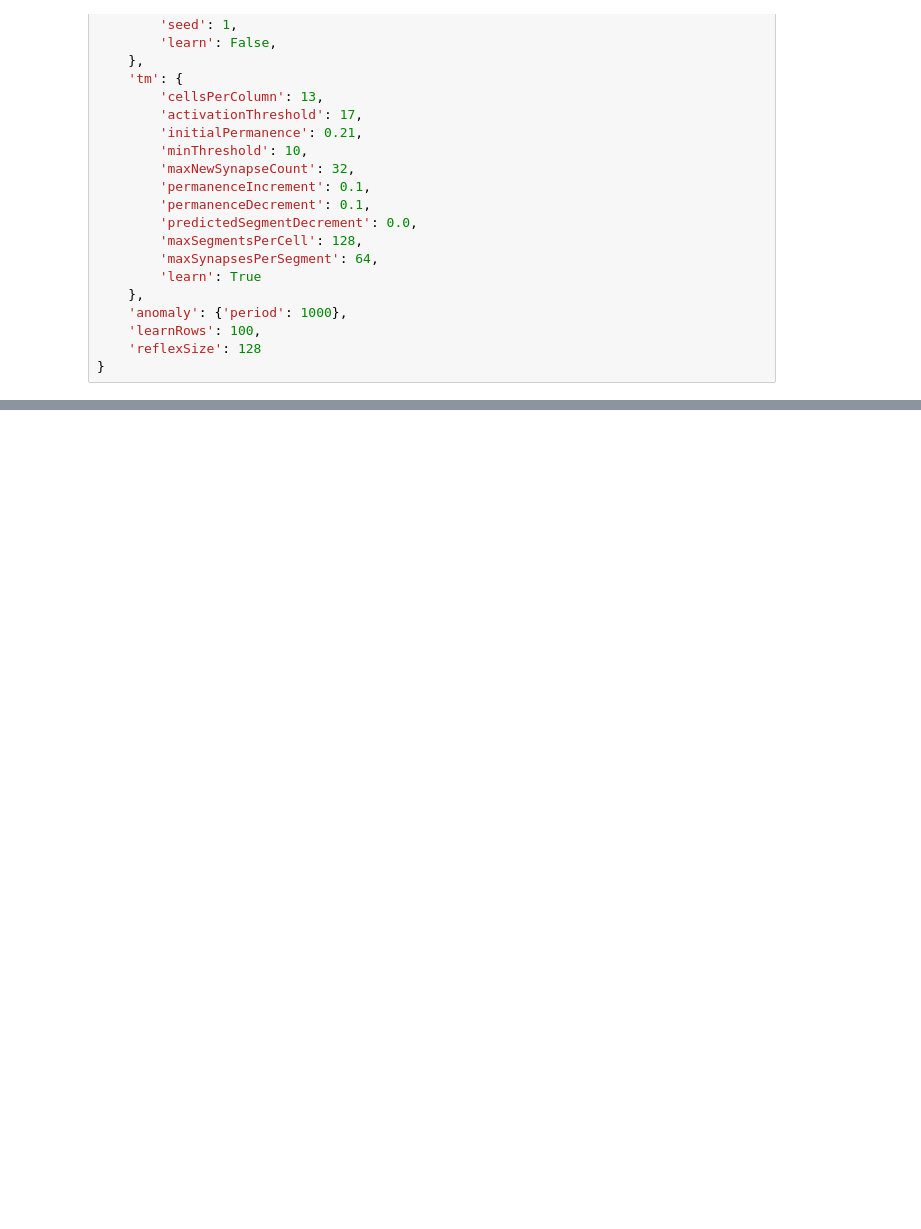
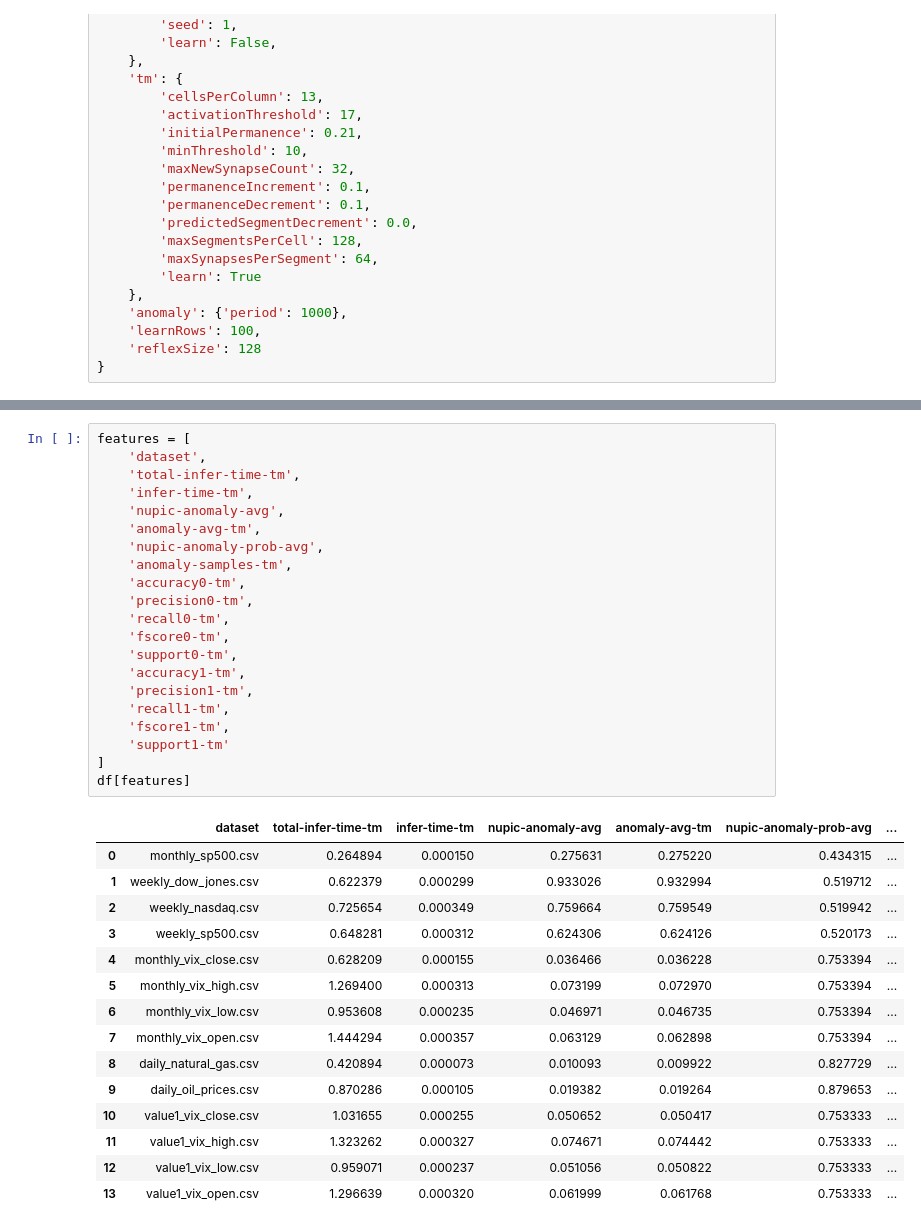
Before and after one commit to paviabera/HTM-ReflexMemory-CAM, a Jupyter notebook: notebooks-v2/241221-acc-eval.ipynb, the cells around one changed output, grey strips where cells are left out. Cells and saved outputs as stored; diff of their text form; blank space fills up the shorter version.

```diff
--- a/notebooks-v2/241221-acc-eval.ipynb
+++ b/notebooks-v2/241221-acc-eval.ipynb
@@ -354,0 +447,37 @@ df
+# %%
+features = [
+    'dataset',
+    'total-infer-time-tm',
+    'infer-time-tm',
+    'nupic-anomaly-avg',
+    'anomaly-avg-tm',
+    'nupic-anomaly-prob-avg',
+    'anomaly-samples-tm',
+    'accuracy0-tm',
+    'precision0-tm',
+    'recall0-tm',
+    'fscore0-tm',
+    'support0-tm',
+    'accuracy1-tm',
+    'precision1-tm',
+    'recall1-tm',
+    'fscore1-tm',
+    'support1-tm'
+]
+df[features]
+# %% [output]
+|  | dataset | total-infer-time-tm | infer-time-tm | nupic-anomaly-avg | anomaly-avg-tm | nupic-anomaly-prob-avg | ... |
+| 0 | monthly_sp500.csv | 0.264894 | 0.000150 | 0.275631 | 0.275220 | 0.434315 | ... |
+| 1 | weekly_dow_jones.csv | 0.622379 | 0.000299 | 0.933026 | 0.932994 | 0.519712 | ... |
+| 2 | weekly_nasdaq.csv | 0.725654 | 0.000349 | 0.759664 | 0.759549 | 0.519942 | ... |
+| 3 | weekly_sp500.csv | 0.648281 | 0.000312 | 0.624306 | 0.624126 | 0.520173 | ... |
+| 4 | monthly_vix_close.csv | 0.628209 | 0.000155 | 0.036466 | 0.036228 | 0.753394 | ... |
+| 5 | monthly_vix_high.csv | 1.269400 | 0.000313 | 0.073199 | 0.072970 | 0.753394 | ... |
+| 6 | monthly_vix_low.csv | 0.953608 | 0.000235 | 0.046971 | 0.046735 | 0.753394 | ... |
+| 7 | monthly_vix_open.csv | 1.444294 | 0.000357 | 0.063129 | 0.062898 | 0.753394 | ... |
+| 8 | daily_natural_gas.csv | 0.420894 | 0.000073 | 0.010093 | 0.009922 | 0.827729 | ... |
+| 9 | daily_oil_prices.csv | 0.870286 | 0.000105 | 0.019382 | 0.019264 | 0.879653 | ... |
+| 10 | value1_vix_close.csv | 1.031655 | 0.000255 | 0.050652 | 0.050417 | 0.753333 | ... |
+| 11 | value1_vix_high.csv | 1.323262 | 0.000327 | 0.074671 | 0.074442 | 0.753333 | ... |
+| 12 | value1_vix_low.csv | 0.959071 | 0.000237 | 0.051056 | 0.050822 | 0.753333 | ... |
+| 13 | value1_vix_open.csv | 1.296639 | 0.000320 | 0.061999 | 0.061768 | 0.753333 | ... |
```
Also changed, not shown: parts of 6 cells of this notebook.
